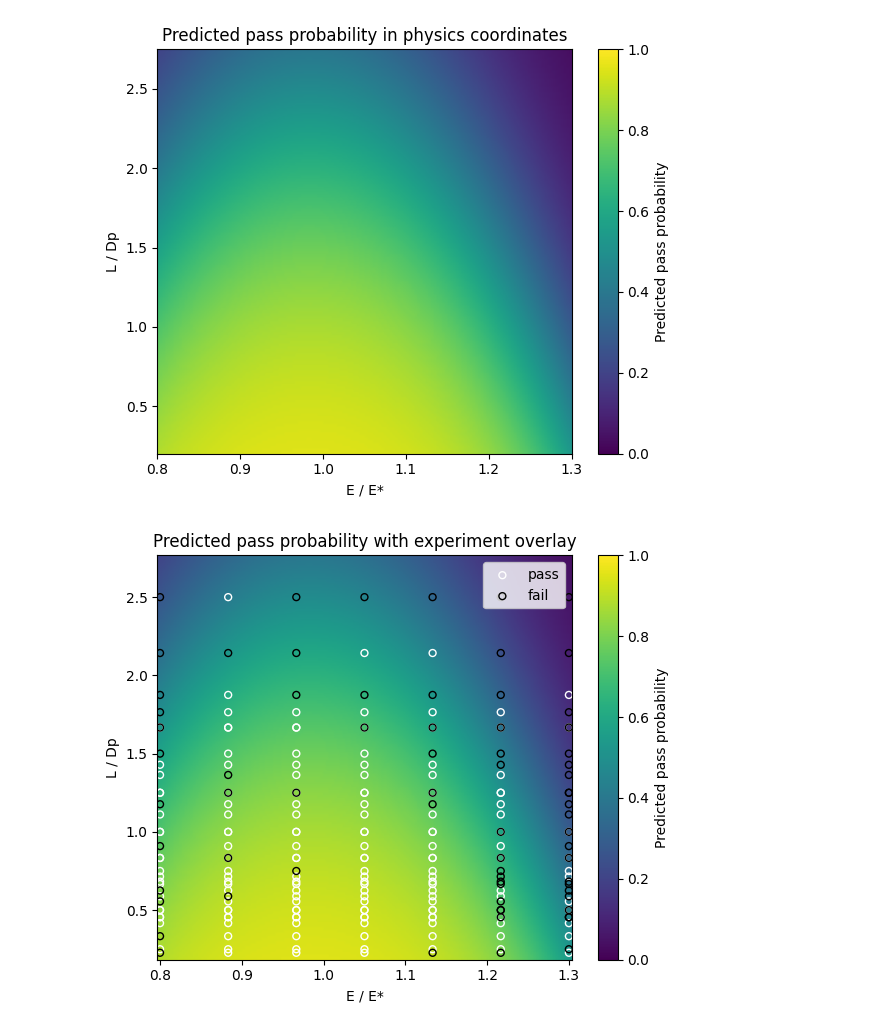
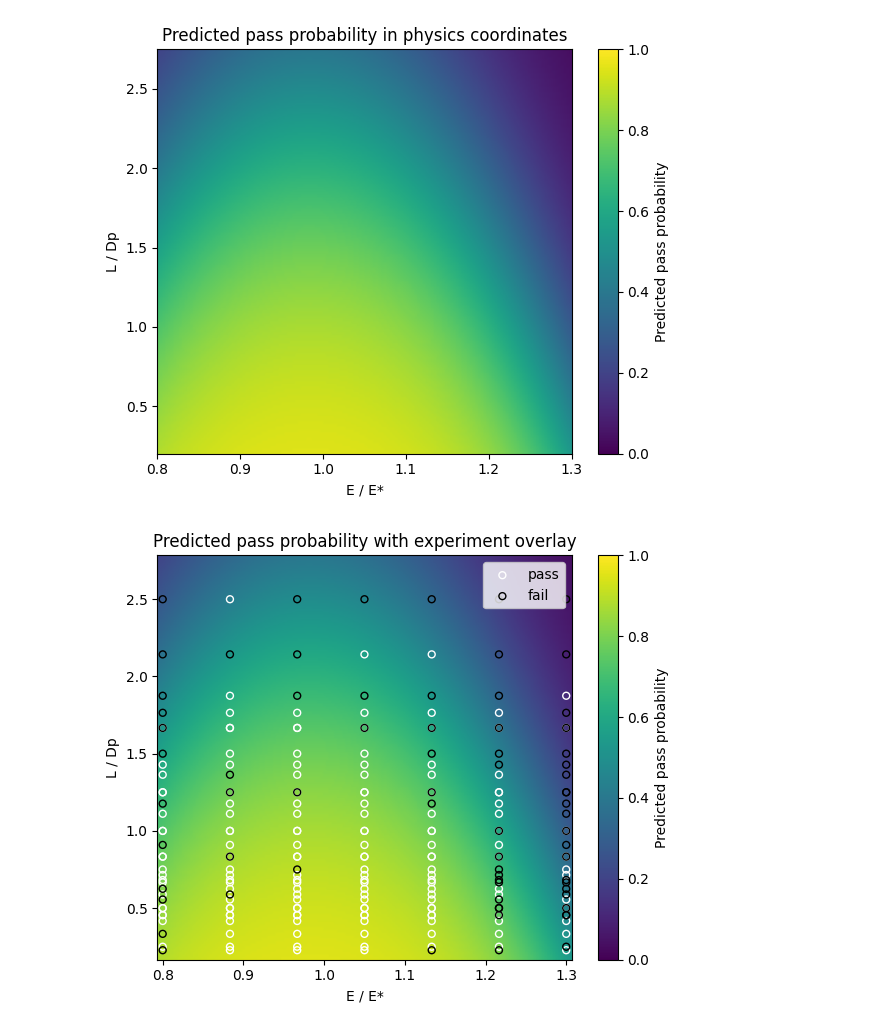
Before and after one commit to nyee88/tvam_resin_mini, a Jupyter notebook: notebooks/01_working_curve.ipynb, the cells around one changed output. Drawn from its saved outputs; the diff is of its cells as text; code cells hidden in the pictures.

```diff
--- a/notebooks/01_working_curve.ipynb
+++ b/notebooks/01_working_curve.ipynb
@@ -598,14 +598,14 @@ plt.show()
 import matplotlib.pyplot as plt
 import numpy as np
 
-# Compute a slightly larger extent than the raw grid
+# Pad the extent by 2 grid steps on each side
 dx = f_grid[1] - f_grid[0]
 dy = ld_grid[1] - ld_grid[0]
 
-x_min = f_grid.min() - dx        # one extra step on the left
-x_max = f_grid.max() + dx        # one extra step on the right
-y_min = ld_grid.min() - dy
-y_max = ld_grid.max() + dy
+x_min = f_grid.min() - 2 * dx
+x_max = f_grid.max() + 2 * dx
+y_min = ld_grid.min() - 2 * dy
+y_max = ld_grid.max() + 2 * dy
 
 plt.figure(figsize=(6, 5))
 
@@ -627,37 +627,34 @@ plt.title("Predicted pass probability with experiment overlay")
 mask_pass = df_exp["pass"] == 1
 mask_fail = ~mask_pass
 
-# Passes
 plt.scatter(
     df_exp.loc[mask_pass, "E_over_Estar"],
     df_exp.loc[mask_pass, "L_over_Dp"],
     s=25,
     edgecolors="white",
     facecolors="none",
     linewidths=1.0,
     label="pass",
 )
 
-# Fails
 plt.scatter(
     df_exp.loc[mask_fail, "E_over_Estar"],
     df_exp.loc[mask_fail, "L_over_Dp"],
     s=25,
     edgecolors="black",
     facecolors="none",
     linewidths=1.0,
     label="fail",
 )
 
-# Make sure we show the whole padded extent
 plt.xlim(x_min, x_max)
 plt.ylim(y_min, y_max)
 
 plt.legend(loc="upper right", frameon=True)
 plt.tight_layout()
 plt.show()
 # %% [output]
-[figure, old version]
+[figure, new version]
 # %%
 # Sanity check: make sure we're training on every experiment row in df_exp. It literally means: “I expect the number of rows the model sees (X) to be exactly the same as the number of simulated experiments (df_exp).”
 
```
Also changed, not shown: parts of 1 cell of this notebook.
